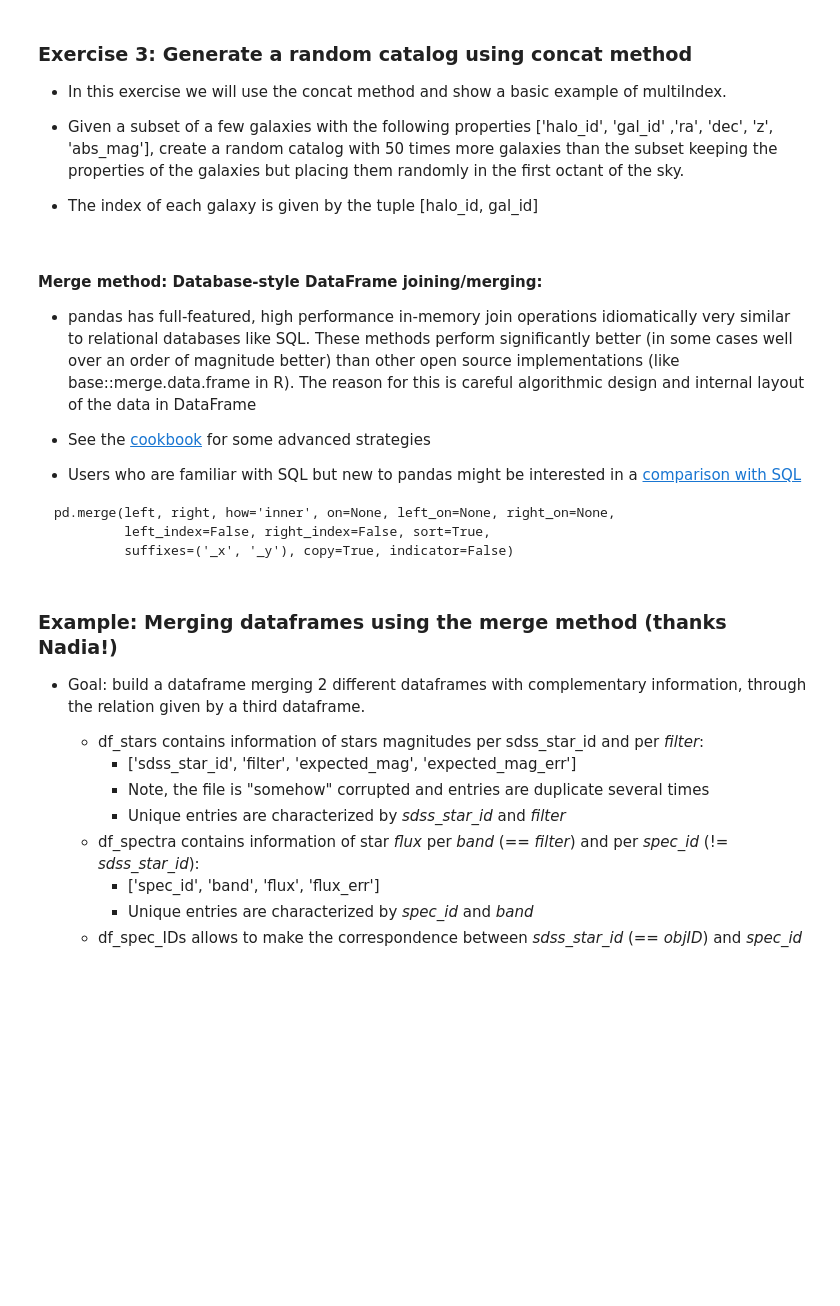
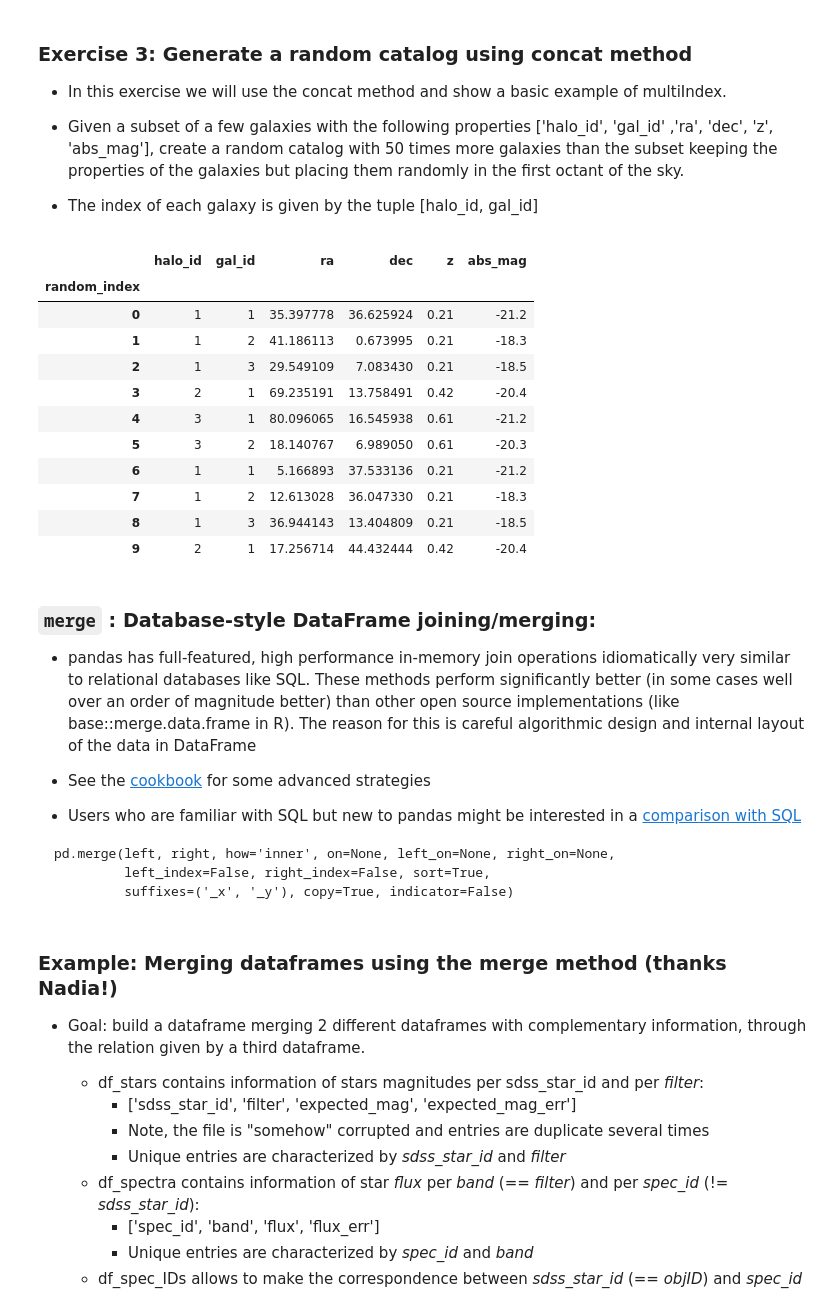
Before and after one commit to ftorradeflot/PythonMasterIFAE, a Jupyter notebook: pandas/pandas.ipynb, the cells around one changed output. Saved outputs shown, nothing was run; the diff lists cells and outputs as text; code cells hidden in the pictures; blank space fills up the shorter version.

```diff
--- a/pandas/pandas.ipynb
+++ b/pandas/pandas.ipynb
@@ -1192,5 +1841,57 @@ data =  [
+# %%
+# %load -r 103-145 solutions/solution_pandas.py
+# Third exercise
+nrandom = 50
+
+# split cell
+galaxies = pd.DataFrame(data, columns=['halo_id', 'gal_id', 'ra', 'dec', 'z', 'abs_mag'])
+galaxies = galaxies.set_index(['halo_id', 'gal_id'])
+galaxies
+
+# split cell
+# Easy example of selecting all galaxies from one halo
+galaxies.loc[3]
+
+# split cell
+galaxies.loc[1]
+
+# split cell
+galaxies.loc[1]['abs_mag'].mean()
+
+# split cell
+random_galaxies = pd.concat([galaxies]*nrandom)
+random_galaxies.head(15)
+
+# split cell
+random_galaxies = random_galaxies.reset_index()
+random_galaxies.head(10)
+
+# split cell
+random_galaxies.index.names = ['random_index']
+random_galaxies.head(10)
+
+# split cell
+import math
+random_galaxies['ra'] = 90.*np.random.random(len(random_galaxies))
+random_galaxies['dec'] = (180./math.pi)*np.arccos(np.random.random(len(random_galaxies))-1)-90
+
+# split cell
+random_galaxies.head(10)
+# %% [output]
+|  | halo_id | gal_id | ra | dec | z | abs_mag |
+| random_index |  |  |  |  |  |  |
+| 0 | 1 | 1 | 35.397778 | 36.625924 | 0.21 | -21.2 |
+| 1 | 1 | 2 | 41.186113 | 0.673995 | 0.21 | -18.3 |
+| 2 | 1 | 3 | 29.549109 | 7.083430 | 0.21 | -18.5 |
+| 3 | 2 | 1 | 69.235191 | 13.758491 | 0.42 | -20.4 |
+| 4 | 3 | 1 | 80.096065 | 16.545938 | 0.61 | -21.2 |
+| 5 | 3 | 2 | 18.140767 | 6.989050 | 0.61 | -20.3 |
+| 6 | 1 | 1 | 5.166893 | 37.533136 | 0.21 | -21.2 |
+| 7 | 1 | 2 | 12.613028 | 36.047330 | 0.21 | -18.3 |
+| 8 | 1 | 3 | 36.944143 | 13.404809 | 0.21 | -18.5 |
+| 9 | 2 | 1 | 17.256714 | 44.432444 | 0.42 | -20.4 |
 # %% [markdown]
-#### Merge method: Database-style DataFrame joining/merging:
+### `merge` : Database-style DataFrame joining/merging:
 
 - pandas has full-featured, high performance in-memory join operations idiomatically very similar to relational databases like SQL. These methods perform significantly better (in some cases well over an order of magnitude better) than other open source implementations (like base::merge.data.frame in R). The reason for this is careful algorithmic design and internal layout of the data in DataFrame
 
```
Also changed, not shown: parts of 195 cells of this notebook.
